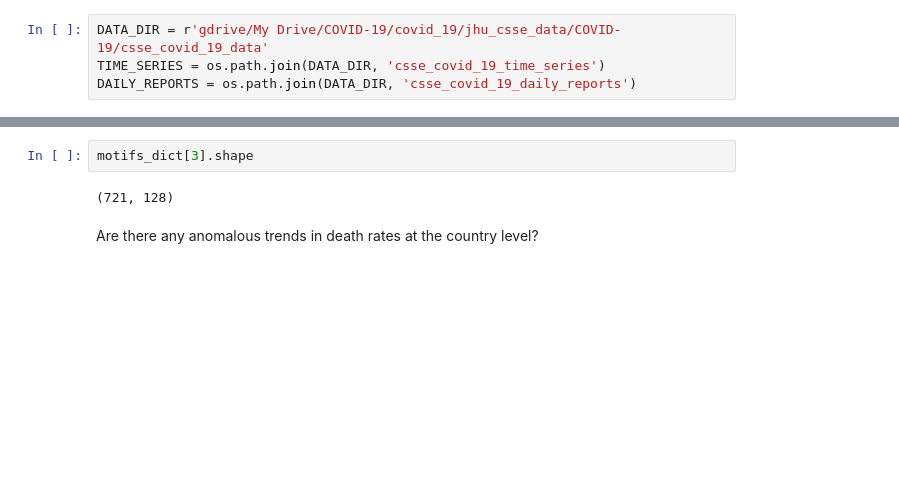
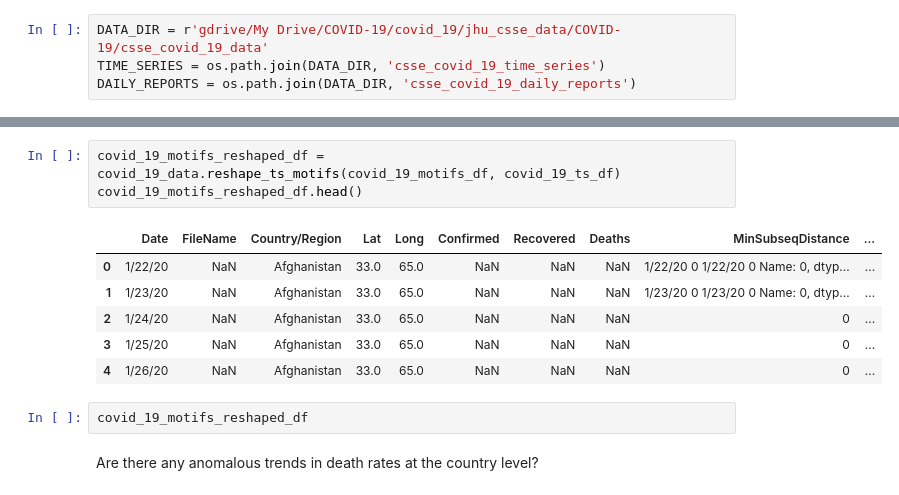
Before and after one commit to Data-Inquisitor/COVID-19, a Jupyter notebook: covid_19/notebooks/explore_covid19_timeseries_data.ipynb, the cells around one changed output, grey strips where cells are left out. Drawn from its saved outputs; the diff is of its cells as text; blank space fills up the shorter version.

```diff
--- a/covid_19/notebooks/explore_covid19_timeseries_data.ipynb
+++ b/covid_19/notebooks/explore_covid19_timeseries_data.ipynb
@@ -162,10 +163,18 @@ print(covid_19_motifs_df)
 2071     deaths          10  ...       0.0        0.0
 
 [2072 rows x 134 columns]
-# %%
-motifs_dict[3].shape
-# %% [output]
-(721, 128)
+# %%
+covid_19_motifs_reshaped_df = covid_19_data.reshape_ts_motifs(covid_19_motifs_df, covid_19_ts_df)
+covid_19_motifs_reshaped_df.head()
+# %% [output]
+|  | Date | FileName | Country/Region | Lat | Long | Confirmed | Recovered | Deaths | MinSubseqDistance | ... |
+| 0 | 1/22/20 | NaN | Afghanistan | 33.0 | 65.0 | NaN | NaN | NaN | 1/22/20 0 1/22/20 0 Name: 0, dtyp... | ... |
+| 1 | 1/23/20 | NaN | Afghanistan | 33.0 | 65.0 | NaN | NaN | NaN | 1/23/20 0 1/23/20 0 Name: 0, dtyp... | ... |
+| 2 | 1/24/20 | NaN | Afghanistan | 33.0 | 65.0 | NaN | NaN | NaN | 0 | ... |
+| 3 | 1/25/20 | NaN | Afghanistan | 33.0 | 65.0 | NaN | NaN | NaN | 0 | ... |
+| 4 | 1/26/20 | NaN | Afghanistan | 33.0 | 65.0 | NaN | NaN | NaN | 0 | ... |
+# %%
+covid_19_motifs_reshaped_df
 # %% [markdown]
 Are there any anomalous trends in death rates at the country level?
 # %%
```
Also changed, not shown: parts of 5 cells of this notebook.
